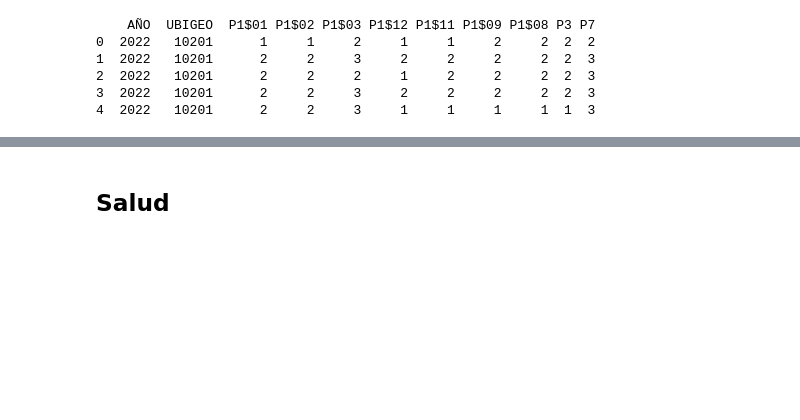
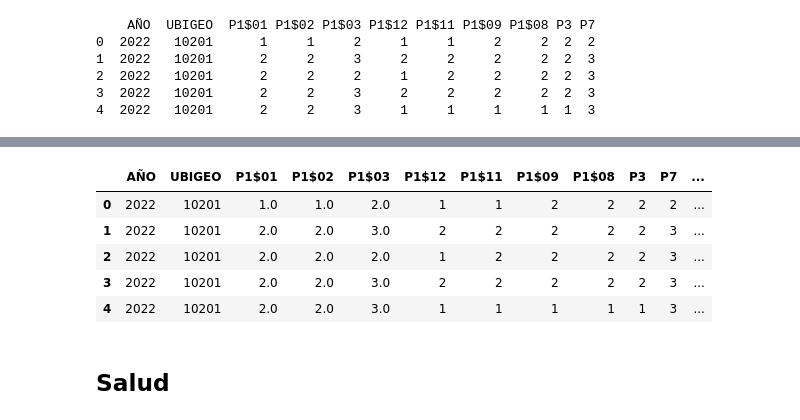
Before and after one commit to nicosil02/Dashboard, a Jupyter notebook: 2022/enaho.ipynb, the cells around one changed output, grey strips where cells are left out. Drawn from its saved outputs; the diff is of its cells as text; code cells hidden in the pictures; blank space fills up the shorter version.

```diff
--- a/2022/enaho.ipynb
+++ b/2022/enaho.ipynb
@@ -139,0 +137,25 @@ SyntaxError: unterminated string literal (detected at line 1) (2077381688.py, li
+# %%
+import pandas as pd
+import numpy as np
+
+# Asegurarse de que las columnas sean numéricas
+columnas_confianza = ['P1$01', 'P1$02', 'P1$03']
+goberna2022aQ[columnas_confianza] = goberna2022aQ[columnas_confianza].apply(pd.to_numeric, errors='coerce')
+
+# Revisar los valores únicos para verificar problemas
+for col in columnas_confianza:
+    print(f"Valores únicos en {col}: {goberna2022aQ[col].unique()}")
+
+# Sumar las columnas relacionadas con confianza electoral
+goberna2022aQ['confianza_suma'] = goberna2022aQ[columnas_confianza].sum(axis=1, skipna=True)
+
+# Ajustar el índice de confianza
+min_confianza = goberna2022aQ['confianza_suma'].min()
+goberna2022aQ['confianza_ajustada'] = goberna2022aQ['confianza_suma'] - min_confianza
+max_confianza = goberna2022aQ['confianza_ajustada'].max()
+
+# Crear el índice de confianza normalizado a 100
+goberna2022aQ['indice_electoral'] = (goberna2022aQ['confianza_ajustada'] / max_confianza) * 100
+
+# Verificar los resultados
+print(goberna2022aQ[['confianza_suma', 'indice_electoral']].head())
@@ -139,0 +192,9 @@ SyntaxError: unterminated string literal (detected at line 1) (2077381688.py, li
+# %%
+#Sabe qué es democracia? (conocimiento democrático)
+
+goberna2022aQ['P3'] = goberna2022aQ['P3'].replace({2: 0})
+
+
+#En el Perú la democracia funciona (P7)
+
+goberna2022aQ['P7'] = goberna2022aQ['P7'].replace({5: np.nan})
@@ -140,3 +212,12 @@ SyntaxError: unterminated string literal (detected at line 1) (2077381688.py, li
+# %%
+goberna2022aQ.head()
+# %% [output]
+|  | AÑO | UBIGEO | P1$01 | P1$02 | P1$03 | P1$12 | P1$11 | P1$09 | P1$08 | P3 | P7 | ... |
+| 0 | 2022 | 10201 | 1.0 | 1.0 | 2.0 | 1 | 1 | 2 | 2 | 2 | 2 | ... |
+| 1 | 2022 | 10201 | 2.0 | 2.0 | 3.0 | 2 | 2 | 2 | 2 | 2 | 3 | ... |
+| 2 | 2022 | 10201 | 2.0 | 2.0 | 2.0 | 1 | 2 | 2 | 2 | 2 | 3 | ... |
+| 3 | 2022 | 10201 | 2.0 | 2.0 | 3.0 | 2 | 2 | 2 | 2 | 2 | 3 | ... |
+| 4 | 2022 | 10201 | 2.0 | 2.0 | 3.0 | 1 | 1 | 1 | 1 | 1 | 3 | ... |
 # %% [markdown]
 ## Salud
 # %%
```
Also changed, not shown: parts of 3 cells of this notebook.
